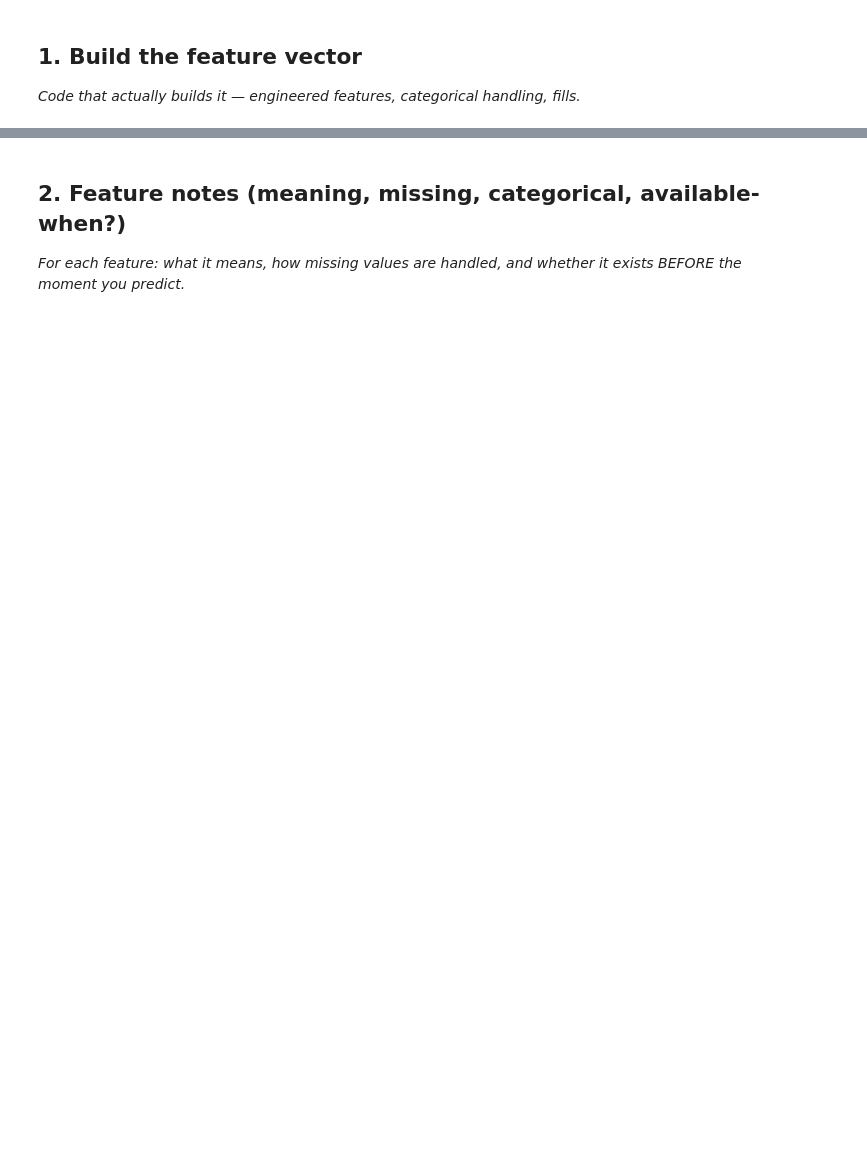
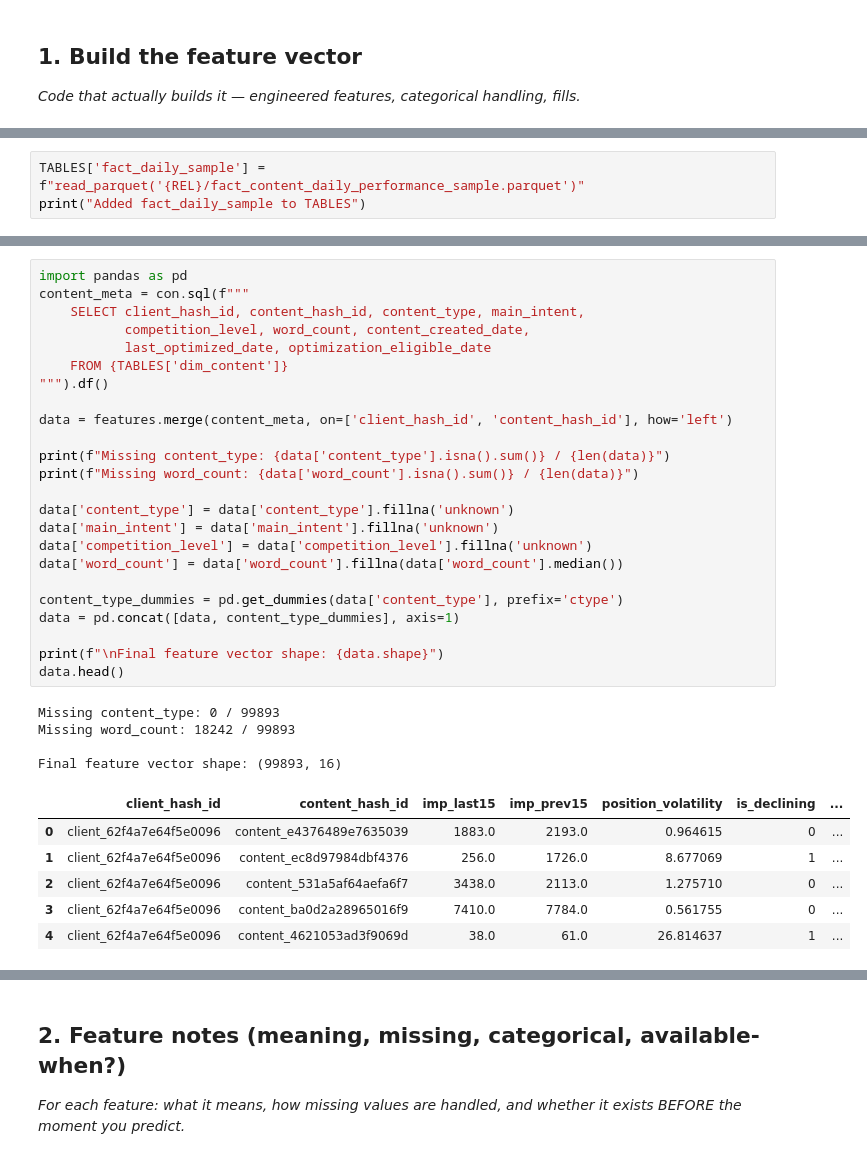
Before and after one commit to ameemaiqbal/flyrank-ml-internship, a Jupyter notebook: work/notebooks/w03_feature_leakage_check.ipynb, the cells around one changed output, grey strips where cells are left out. Drawn from its saved outputs; the diff is of its cells as text; blank space fills up the shorter version.

```diff
--- a/work/notebooks/w03_feature_leakage_check.ipynb
+++ b/work/notebooks/w03_feature_leakage_check.ipynb
@@ -15,0 +63,3 @@ This skeleton is yours to fill. Work the sections **in order** — each one has
+# %%
+TABLES['fact_daily_sample'] = f"read_parquet('{REL}/fact_content_daily_performance_sample.parquet')"
+print("Added fact_daily_sample to TABLES")
@@ -15,0 +130,35 @@ This skeleton is yours to fill. Work the sections **in order** — each one has
+# %%
+import pandas as pd
+content_meta = con.sql(f"""
+    SELECT client_hash_id, content_hash_id, content_type, main_intent,
+           competition_level, word_count, content_created_date,
+           last_optimized_date, optimization_eligible_date
+    FROM {TABLES['dim_content']}
+""").df()
+
+data = features.merge(content_meta, on=['client_hash_id', 'content_hash_id'], how='left')
+
+print(f"Missing content_type: {data['content_type'].isna().sum()} / {len(data)}")
+print(f"Missing word_count: {data['word_count'].isna().sum()} / {len(data)}")
+
+data['content_type'] = data['content_type'].fillna('unknown')
+data['main_intent'] = data['main_intent'].fillna('unknown')
+data['competition_level'] = data['competition_level'].fillna('unknown')
+data['word_count'] = data['word_count'].fillna(data['word_count'].median())
+
+content_type_dummies = pd.get_dummies(data['content_type'], prefix='ctype')
+data = pd.concat([data, content_type_dummies], axis=1)
+
+print(f"\nFinal feature vector shape: {data.shape}")
+data.head()
+# %% [output]
+Missing content_type: 0 / 99893
+Missing word_count: 18242 / 99893
+
+Final feature vector shape: (99893, 16)
+|  | client_hash_id | content_hash_id | imp_last15 | imp_prev15 | position_volatility | is_declining | ... |
+| 0 | client_62f4a7e64f5e0096 | content_e4376489e7635039 | 1883.0 | 2193.0 | 0.964615 | 0 | ... |
+| 1 | client_62f4a7e64f5e0096 | content_ec8d97984dbf4376 | 256.0 | 1726.0 | 8.677069 | 1 | ... |
+| 2 | client_62f4a7e64f5e0096 | content_531a5af64aefa6f7 | 3438.0 | 2113.0 | 1.275710 | 0 | ... |
+| 3 | client_62f4a7e64f5e0096 | content_ba0d2a28965016f9 | 7410.0 | 7784.0 | 0.561755 | 0 | ... |
+| 4 | client_62f4a7e64f5e0096 | content_4621053ad3f9069d | 38.0 | 61.0 | 26.814637 | 1 | ... |
```
Also changed, not shown: parts of 18 cells of this notebook.
